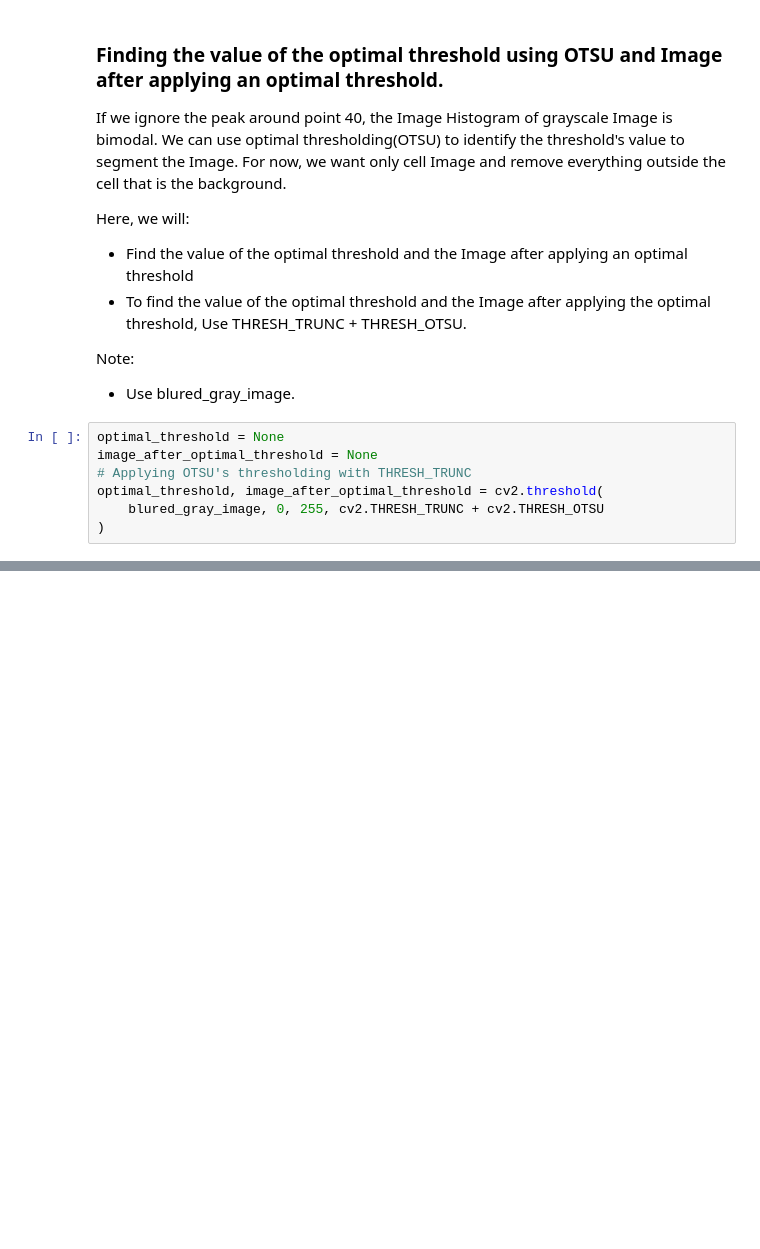
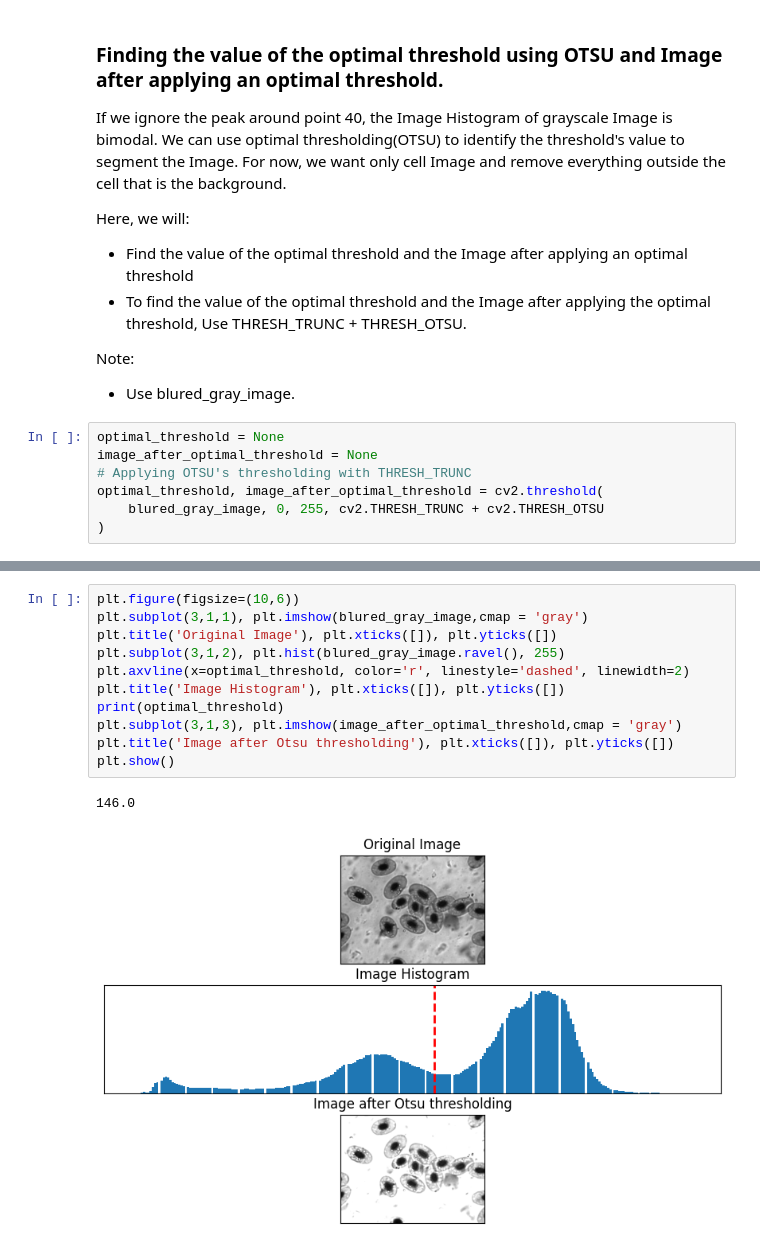
Before and after one commit to Sanjitatiwari/CV, a Jupyter notebook: Thresholdin.ipynb, the cells around one changed output, grey strips where cells are left out. Cells and saved outputs as stored; diff of their text form; blank space fills up the shorter version.

```diff
--- a/Thresholdin.ipynb
+++ b/Thresholdin.ipynb
@@ -152,0 +155,14 @@ plt.show()
+# %%
+plt.figure(figsize=(10,6))
+plt.subplot(3,1,1), plt.imshow(blured_gray_image,cmap = 'gray')
+plt.title('Original Image'), plt.xticks([]), plt.yticks([])
+plt.subplot(3,1,2), plt.hist(blured_gray_image.ravel(), 255)
+plt.axvline(x=optimal_threshold, color='r', linestyle='dashed', linewidth=2)
+plt.title('Image Histogram'), plt.xticks([]), plt.yticks([])
+print(optimal_threshold)
+plt.subplot(3,1,3), plt.imshow(image_after_optimal_threshold,cmap = 'gray')
+plt.title('Image after Otsu thresholding'), plt.xticks([]), plt.yticks([])
+plt.show()
+# %% [output]
+146.0
+[figure, added]
```
Also changed, not shown: parts of 5 cells of this notebook.
